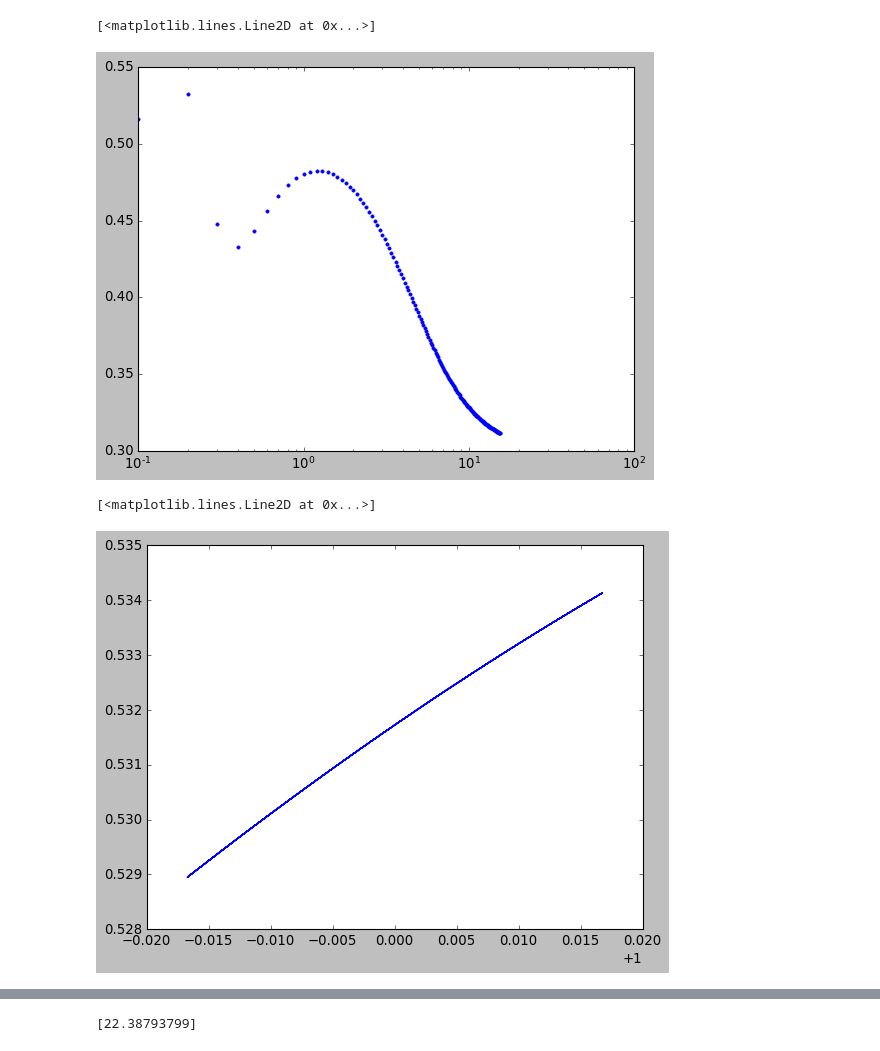
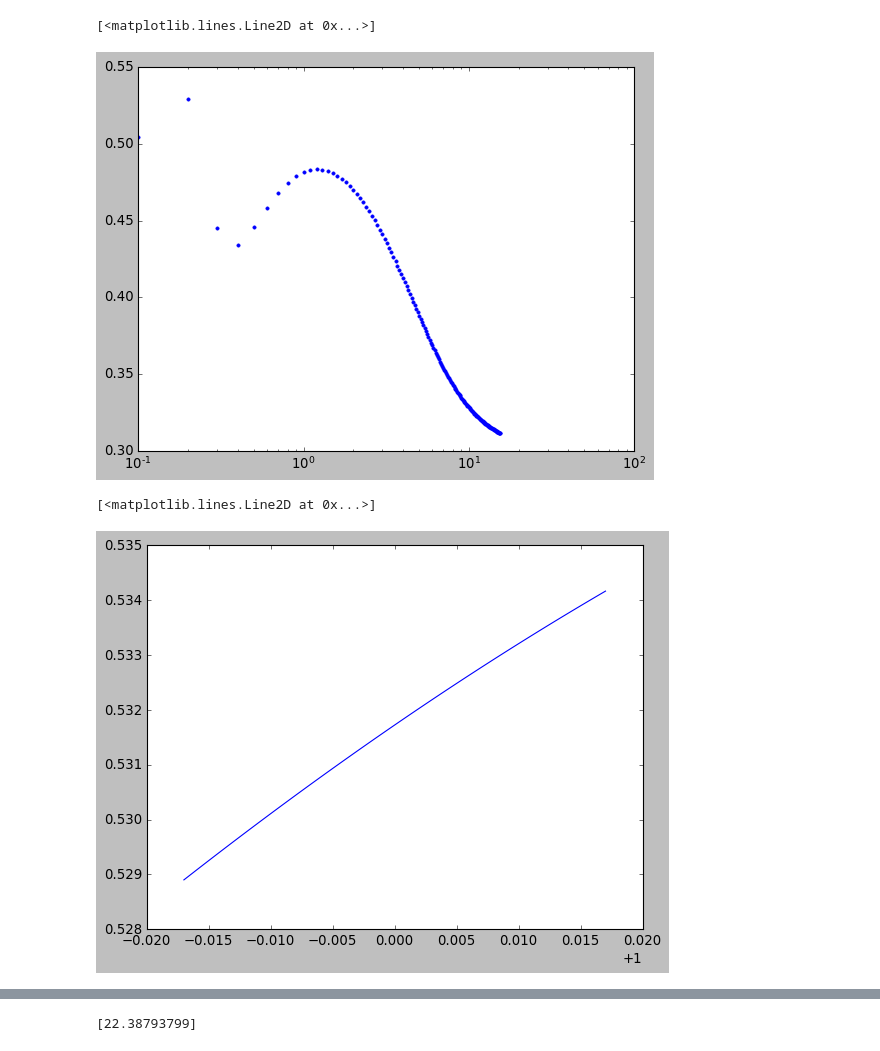
Before and after one commit to SaeedAnsarifard/NeuMod, a Jupyter notebook: Tutorial.ipynb, the cells around one changed output, grey strips where cells are left out. Cells and saved outputs as stored; diff of their text form; code cells hidden in the pictures.

```diff
--- a/Tutorial.ipynb
+++ b/Tutorial.ipynb
@@ -19,15 +19,15 @@ param  = {'T12' : 34.,
           'mum3': 0. ,
           'M12' : 7.54e-5 }
 
-su_pr  = PseudoDirac(param,frame.distance,frame.energy_nu)
+pee,pes,distance = PseudoDirac(param,frame.energy_nu)
 # %%
 plt.xscale('log')
-plt.plot(frame.energy_nu,su_pr[0][0],'.')
+plt.plot(frame.energy_nu,pee[0],'.')
 # %% [output]
 [<matplotlib.lines.Line2D at 0x...>]
-[figure, old version]
+[figure, new version]
 # %%
-plt.plot(frame.distance,su_pr[0][:,1])
+plt.plot(distance,pee[:,1])
 # %% [output]
 [<matplotlib.lines.Line2D at 0x...>]
-[figure, old version]
+[figure, new version]
```
Also changed, not shown: parts of 3 cells of this notebook, 2 other files.
